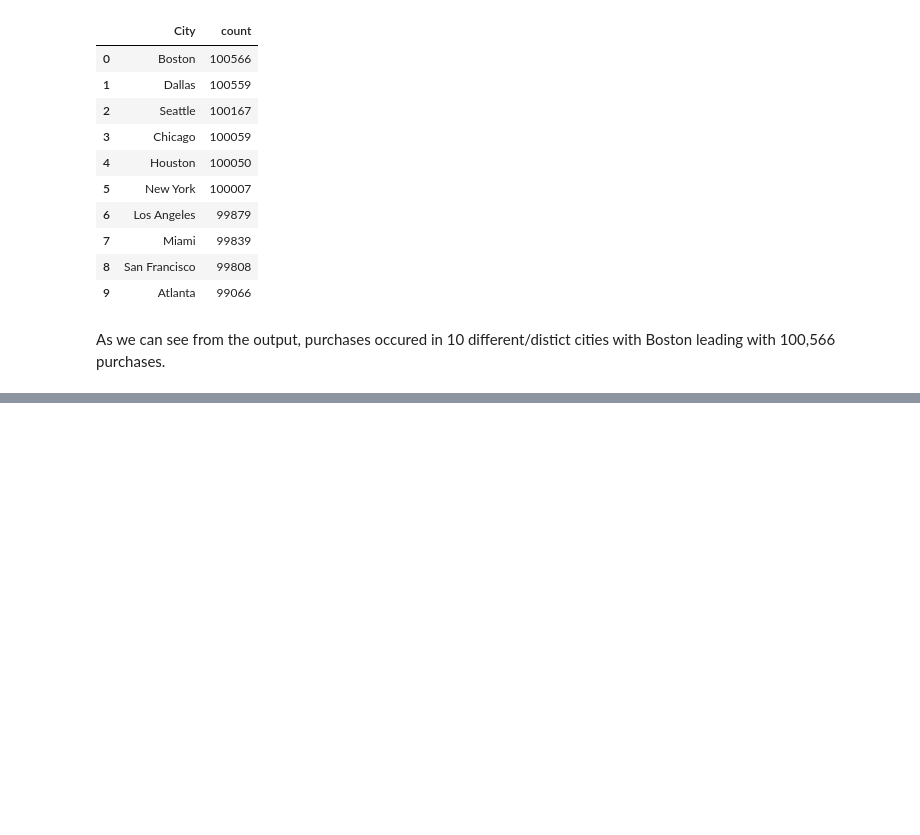
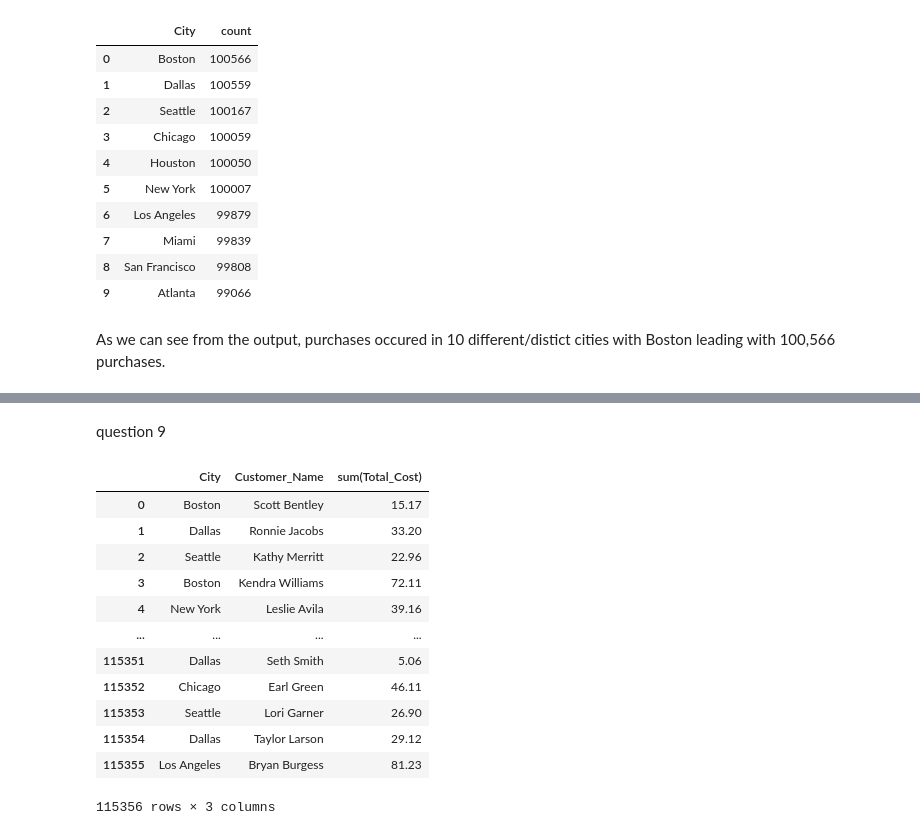
Before and after one commit to tasosrigos-bit/my-spark-project, a Jupyter notebook: spark-assignment/f2822511-Rigos-Anastasios.ipynb, the cells around one changed output, grey strips where cells are left out. Drawn from its saved outputs; the diff is of its cells as text; code cells hidden in the pictures; blank space fills up the shorter version.

```diff
--- a/spark-assignment/f2822511-Rigos-Anastasios.ipynb
+++ b/spark-assignment/f2822511-Rigos-Anastasios.ipynb
@@ -268,2 +317,21 @@ As we can see from the output, purchases occured in 10 different/distict cities
+# %% [markdown]
+question 9
+# %%
+# Filter the DataFrame to include only rows where the Customer_Type is 'Professional' and group the results by the City column
+retail_df.filter("Customer_Category == 'Professional'").groupBy("City", "Customer_Name").sum("Total_Cost").toPandas()
+# %% [output]
+|  | City | Customer_Name | sum(Total_Cost) |
+| 0 | Boston | Scott Bentley | 15.17 |
+| 1 | Dallas | Ronnie Jacobs | 33.20 |
+| 2 | Seattle | Kathy Merritt | 22.96 |
+| 3 | Boston | Kendra Williams | 72.11 |
+| 4 | New York | Leslie Avila | 39.16 |
+| ... | ... | ... | ... |
+| 115351 | Dallas | Seth Smith | 5.06 |
+| 115352 | Chicago | Earl Green | 46.11 |
+| 115353 | Seattle | Lori Garner | 26.90 |
+| 115354 | Dallas | Taylor Larson | 29.12 |
+| 115355 | Los Angeles | Bryan Burgess | 81.23 |
+115356 rows × 3 columns
 # %%
 #spark.stop()
```
Also changed, not shown: parts of 5 cells of this notebook.
